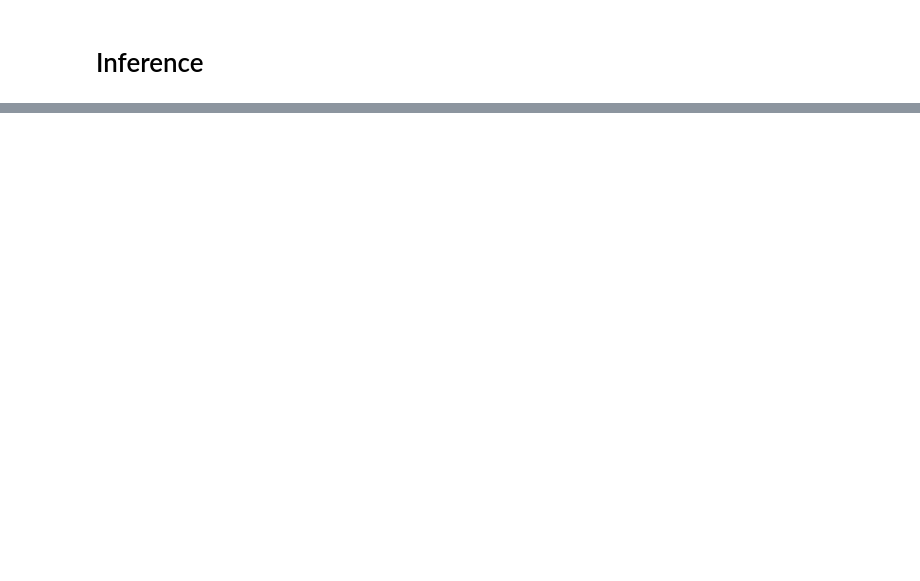
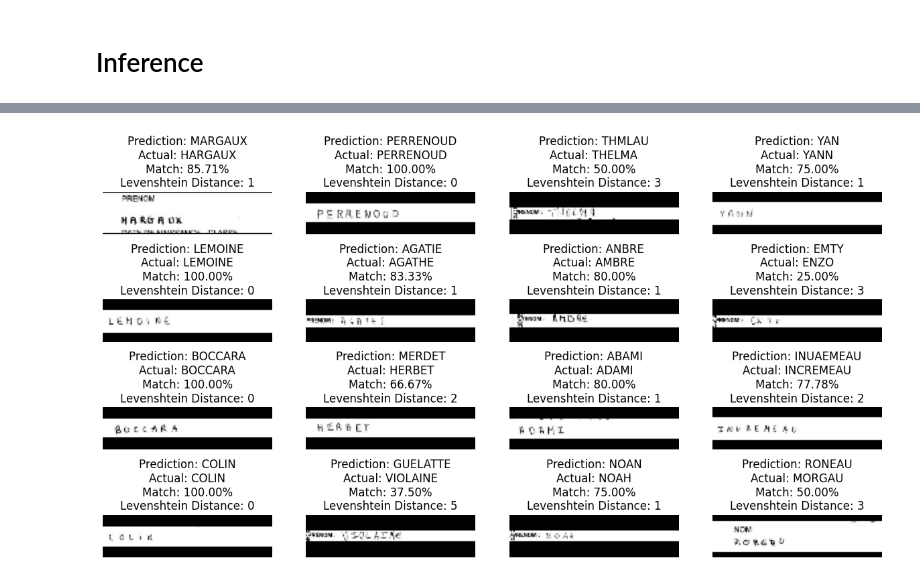
Before and after one commit to celuk/ml-handwritten-text-recognition, a Jupyter notebook: temp-tries/iamdene3-dt1.ipynb, the cells around one changed output, grey strips where cells are left out. Cells and saved outputs as stored; diff of their text form; code cells hidden in the pictures; blank space fills up the shorter version.

```diff
--- a/temp-tries/iamdene3-dt1.ipynb
+++ b/temp-tries/iamdene3-dt1.ipynb
@@ -188,8 +188,15 @@ image_height = 32
 def preprocess_image(image_path, img_size=(image_width, image_height)):
     image = tf.io.read_file(image_path)
     #image = image[0:36, 74:388]
-    image = tf.image.crop_to_bounding_box(image, offset_height=0, offset_width=74, target_height=36, target_width=388-74)
-    image = tf.image.decode_png(image, 1)
+    image = tf.image.decode_png(image, channels=1)
+    image_shape = tf.shape(image)
+    target_height = 36
+    target_width = 388-74
+    offset_height = 0
+    offset_width = 74
+    if image_shape[0] >= target_height + offset_height and image_shape[1] >= target_width + offset_width:
+        image = tf.image.crop_to_bounding_box(image, offset_height=offset_height, offset_width=offset_width, target_height=target_height, target_width=target_width)
+    #image = tf.image.decode_png(image, 1)
     image = distortion_free_resize(image, img_size)
     image = tf.cast(image, tf.float32) / 255.0
     return image
@@ -364,7 +371,7 @@ def build_model():
     # Optimizer.
     opt = keras.optimizers.Adam()
     # Compile the model and return.
-    model.compile(optimizer=opt, metrics=[CustomAccuracyMetric()])
+    model.compile(optimizer=opt) #, metrics=[CustomAccuracyMetric()])
     return model
 
 
@@ -499,6 +517,26 @@ def calculate_match_percentage(actual, predicted):
         return 0.0
     match = sum([1 for a, b in zip(actual, predicted) if a == b])
     return match / len(actual)
+
+def levenshtein_distance(s1, s2):
+    if len(s1) < len(s2):
+        return levenshtein_distance(s2, s1)
+
+    # len(s1) >= len(s2)
+    if len(s2) == 0:
+        return len(s1)
+
+    previous_row = range(len(s2) + 1)
+    for i, c1 in enumerate(s1):
+        current_row = [i + 1]
+        for j, c2 in enumerate(s2):
+            insertions = previous_row[j + 1] + 1
+            deletions = current_row[j] + 1
+            substitutions = previous_row[j] + (c1 != c2)
+            current_row.append(min(insertions, deletions, substitutions))
+        previous_row = current_row
+
+    return previous_row[-1]
 
 # A utility function to decode the output of the network.
 def decode_batch_predictions(pred):
@@ -539,9 +577,10 @@ for batch in test_ds.take(1):
         batch_label = tf.strings.reduce_join(num_to_char(indices))
         batch_label = batch_label.numpy().decode("utf-8")
 
-        title = f"Prediction: {pred_texts[i]}\nActual: {batch_label}\n{calculate_match_percentage(batch_label, pred_texts[i]) * 100:.2f}% match"
+        title = f"Prediction: {pred_texts[i]}\nActual: {batch_label}\nMatch: {calculate_match_percentage(batch_label, pred_texts[i]) * 100:.2f}%\nLevenshtein Distance: {levenshtein_distance(batch_label, pred_texts[i])}"
         ax[i // 4, i % 4].imshow(img, cmap="gray")
         ax[i // 4, i % 4].set_title(title)
         ax[i // 4, i % 4].axis("off")
 
 plt.show()
+# %% [output]
@@ -547,0 +588 @@ plt.show()
+[figure, added]
```
Also changed, not shown: parts of 6 cells of this notebook, 6 other files.
